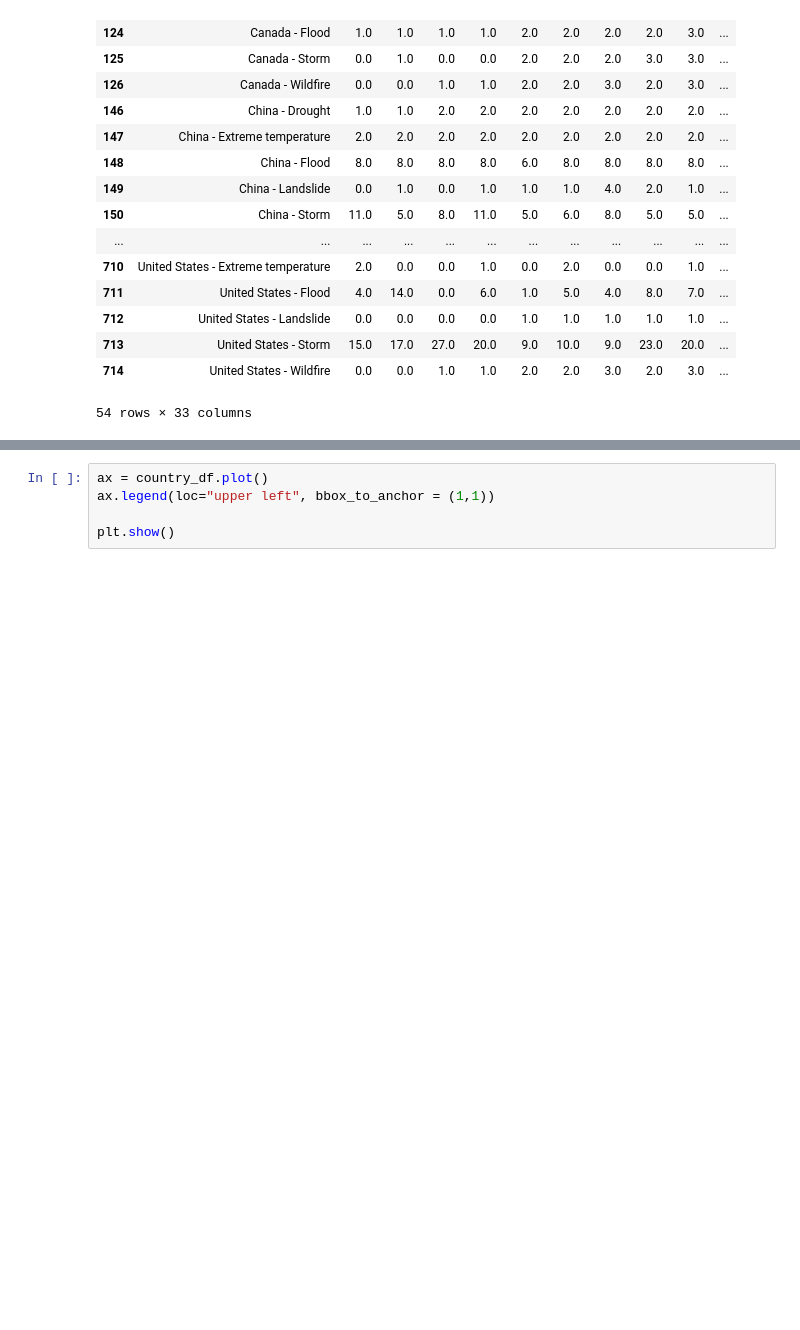
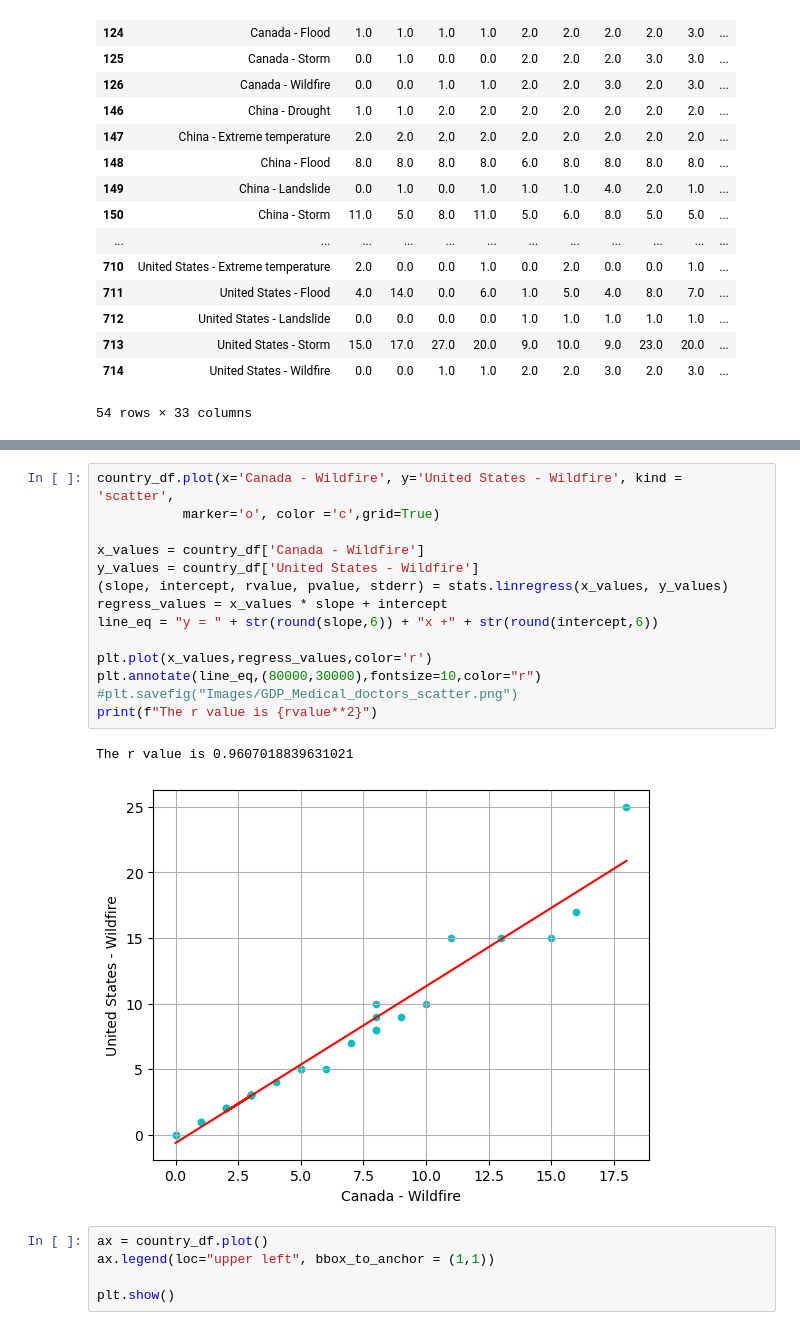
Before and after one commit to vivsarraf/Global-Warming, a Jupyter notebook: WeatherPatterns.ipynb, the cells around one changed output, grey strips where cells are left out. Cells and saved outputs as stored; diff of their text form; blank space fills up the shorter version.

Commit message:
added scatter plot

```diff
--- a/WeatherPatterns.ipynb
+++ b/WeatherPatterns.ipynb
@@ -216,6 +223,23 @@ country_df
 | 2020 | 2.0 | 5.0 | 7.0 | 8.0 | 16.0 | ... |
 | 2021 | 2.0 | 5.0 | 9.0 | 8.0 | 18.0 | ... |
 32 rows × 54 columns
+# %%
+country_df.plot(x='Canada - Wildfire', y='United States - Wildfire', kind = 'scatter',
+           marker='o', color ='c',grid=True)
+
+x_values = country_df['Canada - Wildfire']
+y_values = country_df['United States - Wildfire']
+(slope, intercept, rvalue, pvalue, stderr) = stats.linregress(x_values, y_values)
+regress_values = x_values * slope + intercept
+line_eq = "y = " + str(round(slope,6)) + "x +" + str(round(intercept,6))
+
+plt.plot(x_values,regress_values,color='r')
+plt.annotate(line_eq,(80000,30000),fontsize=10,color="r")
+#plt.savefig("Images/GDP_Medical_doctors_scatter.png")
+print(f"The r value is {rvalue**2}")
+# %% [output]
+The r value is 0.9607018839631021
+[figure, added]
 # %%
 ax = country_df.plot()
 ax.legend(loc="upper left", bbox_to_anchor = (1,1))
```
Also changed, not shown: parts of 6 cells of this notebook.
